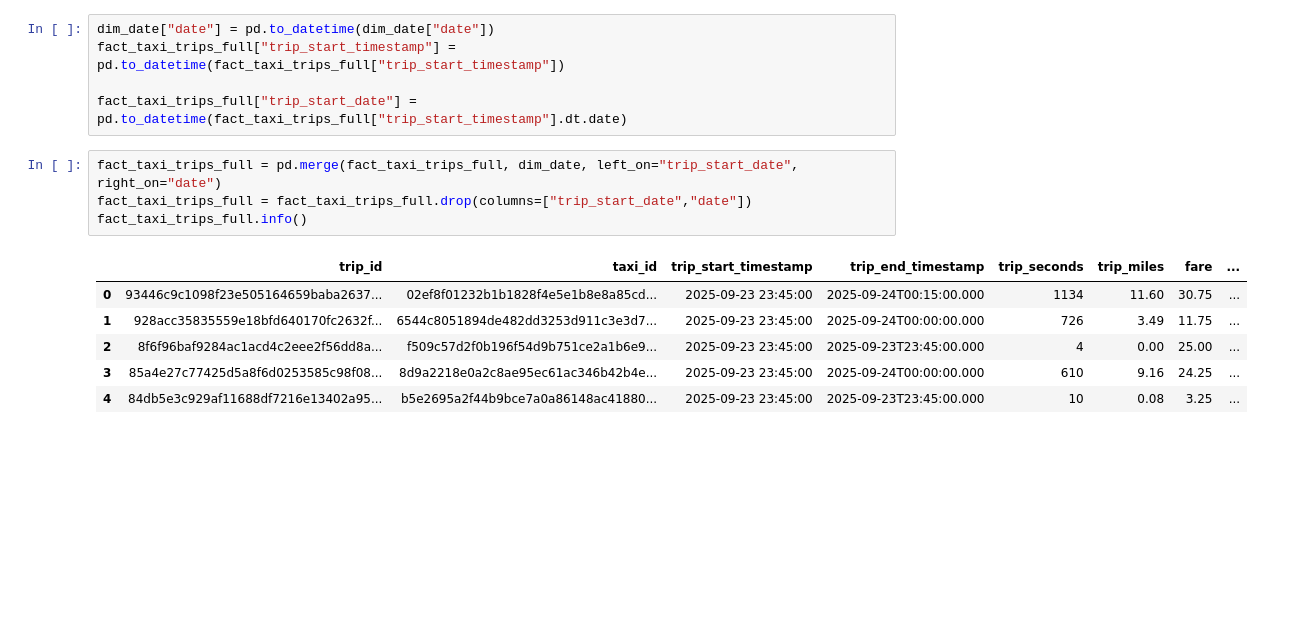
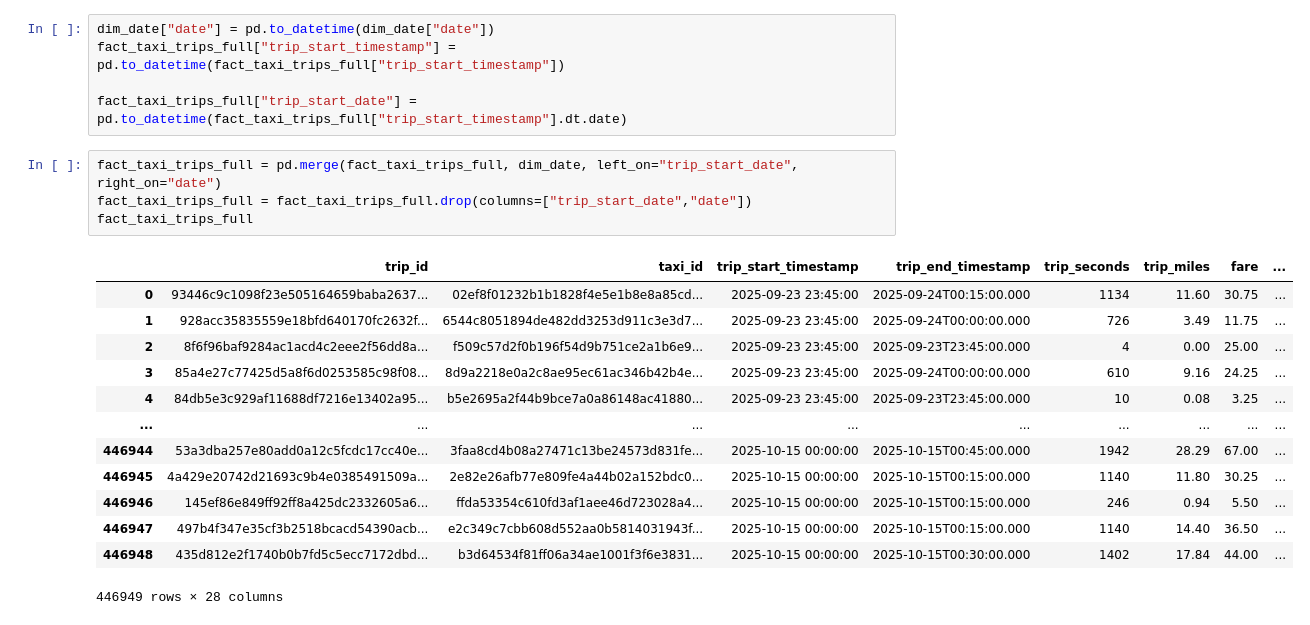
Before and after one commit to edem1550/AWS_CHICAGO_DATA, a Jupyter notebook: src/notebooks/08_create_datamodel.ipynb, the cells around one changed output. Cells and saved outputs as stored; diff of their text form; blank space fills up the shorter version.

```diff
--- a/src/notebooks/08_create_datamodel.ipynb
+++ b/src/notebooks/08_create_datamodel.ipynb
@@ -159,14 +172,21 @@ fact_taxi_trips_full["trip_start_date"] = pd.to_datetime(fact_taxi_trips_full["t
 # %%
 fact_taxi_trips_full = pd.merge(fact_taxi_trips_full, dim_date, left_on="trip_start_date", right_on="date")
 fact_taxi_trips_full = fact_taxi_trips_full.drop(columns=["trip_start_date","date"])
-fact_taxi_trips_full.info()
+fact_taxi_trips_full
 # %% [output]
 |  | trip_id | taxi_id | trip_start_timestamp | trip_end_timestamp | trip_seconds | trip_miles | fare | ... |
 | 0 | 93446c9c1098f23e505164659baba2637... | 02ef8f01232b1b1828f4e5e1b8e8a85cd... | 2025-09-23 23:45:00 | 2025-09-24T00:15:00.000 | 1134 | 11.60 | 30.75 | ... |
 | 1 | 928acc35835559e18bfd640170fc2632f... | 6544c8051894de482dd3253d911c3e3d7... | 2025-09-23 23:45:00 | 2025-09-24T00:00:00.000 | 726 | 3.49 | 11.75 | ... |
 | 2 | 8f6f96baf9284ac1acd4c2eee2f56dd8a... | f509c57d2f0b196f54d9b751ce2a1b6e9... | 2025-09-23 23:45:00 | 2025-09-23T23:45:00.000 | 4 | 0.00 | 25.00 | ... |
 | 3 | 85a4e27c77425d5a8f6d0253585c98f08... | 8d9a2218e0a2c8ae95ec61ac346b42b4e... | 2025-09-23 23:45:00 | 2025-09-24T00:00:00.000 | 610 | 9.16 | 24.25 | ... |
 | 4 | 84db5e3c929af11688df7216e13402a95... | b5e2695a2f44b9bce7a0a86148ac41880... | 2025-09-23 23:45:00 | 2025-09-23T23:45:00.000 | 10 | 0.08 | 3.25 | ... |
+| ... | ... | ... | ... | ... | ... | ... | ... | ... |
+| 446944 | 53a3dba257e80add0a12c5fcdc17cc40e... | 3faa8cd4b08a27471c13be24573d831fe... | 2025-10-15 00:00:00 | 2025-10-15T00:45:00.000 | 1942 | 28.29 | 67.00 | ... |
+| 446945 | 4a429e20742d21693c9b4e0385491509a... | 2e82e26afb77e809fe4a44b02a152bdc0... | 2025-10-15 00:00:00 | 2025-10-15T00:15:00.000 | 1140 | 11.80 | 30.25 | ... |
+| 446946 | 145ef86e849ff92ff8a425dc2332605a6... | ffda53354c610fd3af1aee46d723028a4... | 2025-10-15 00:00:00 | 2025-10-15T00:15:00.000 | 246 | 0.94 | 5.50 | ... |
+| 446947 | 497b4f347e35cf3b2518bcacd54390acb... | e2c349c7cbb608d552aa0b5814031943f... | 2025-10-15 00:00:00 | 2025-10-15T00:15:00.000 | 1140 | 14.40 | 36.50 | ... |
+| 446948 | 435d812e2f1740b0b7fd5c5ecc7172dbd... | b3d64534f81ff06a34ae1001f3f6e3831... | 2025-10-15 00:00:00 | 2025-10-15T00:30:00.000 | 1402 | 17.84 | 44.00 | ... |
+446949 rows × 28 columns
 # %%
 fact_taxi_trips_full.info()
 # %% [output]
```
Also changed, not shown: parts of 16 cells of this notebook.
